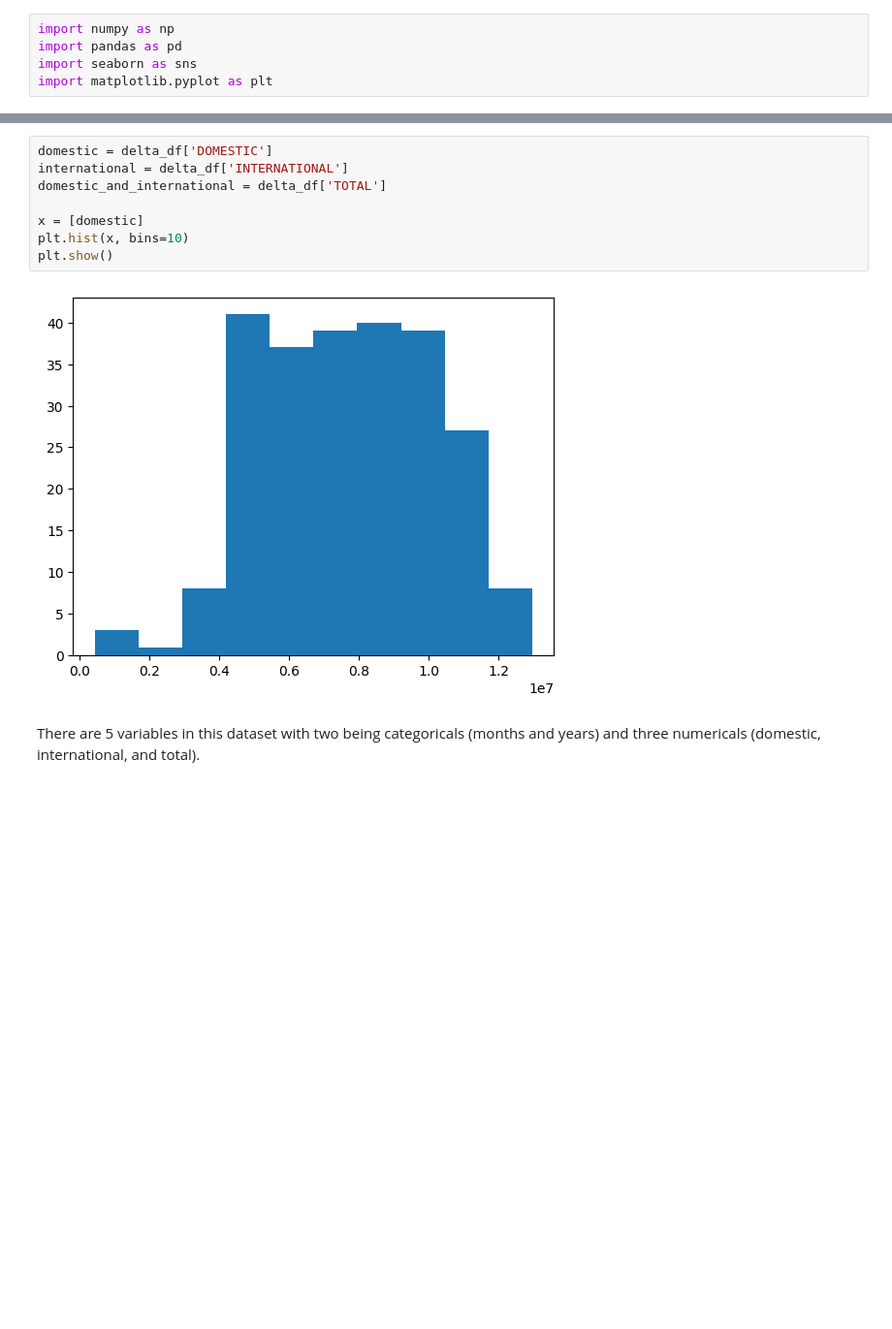
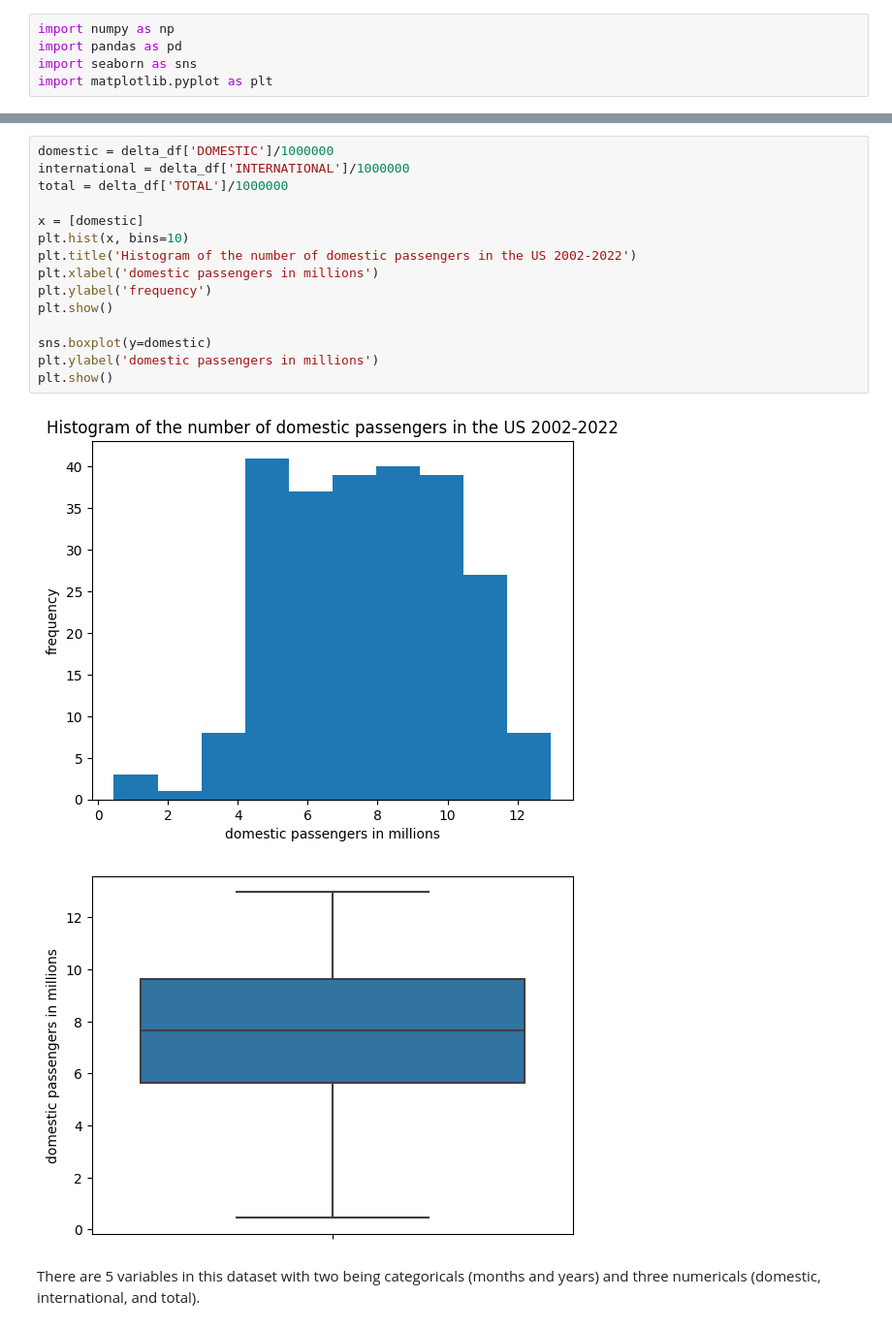
Before and after one commit to asnth68/Data-Science-midterm, a Jupyter notebook: Midterm_data.ipynb, the cells around one changed output, grey strips where cells are left out. Shown at 97% size. Saved outputs shown, nothing was run; the diff lists cells and outputs as text; blank space fills up the shorter version.

```diff
--- a/Midterm_data.ipynb
+++ b/Midterm_data.ipynb
@@ -53,13 +131,21 @@ max    2022.00000   12.000000  1.296533e+07   2.634252e+06  1.559958e+07
 # %%
-domestic = delta_df['DOMESTIC']
-international = delta_df['INTERNATIONAL']
-domestic_and_international = delta_df['TOTAL']
+domestic = delta_df['DOMESTIC']/1000000
+international = delta_df['INTERNATIONAL']/1000000
+total = delta_df['TOTAL']/1000000
 
 x = [domestic]
 plt.hist(x, bins=10)
+plt.title('Histogram of the number of domestic passengers in the US 2002-2022')
+plt.xlabel('domestic passengers in millions')
+plt.ylabel('frequency')
 plt.show()
+
+sns.boxplot(y=domestic)
+plt.ylabel('domestic passengers in millions')
+plt.show()
 # %% [output]
-[figure, old version]
+[figure, new version]
+[figure, added]
 # %% [markdown]
 There are 5 variables in this dataset with two being categoricals (months and years) and three numericals (domestic, international, and total).
 # %%
```
Also changed, not shown: parts of 18 cells of this notebook.
